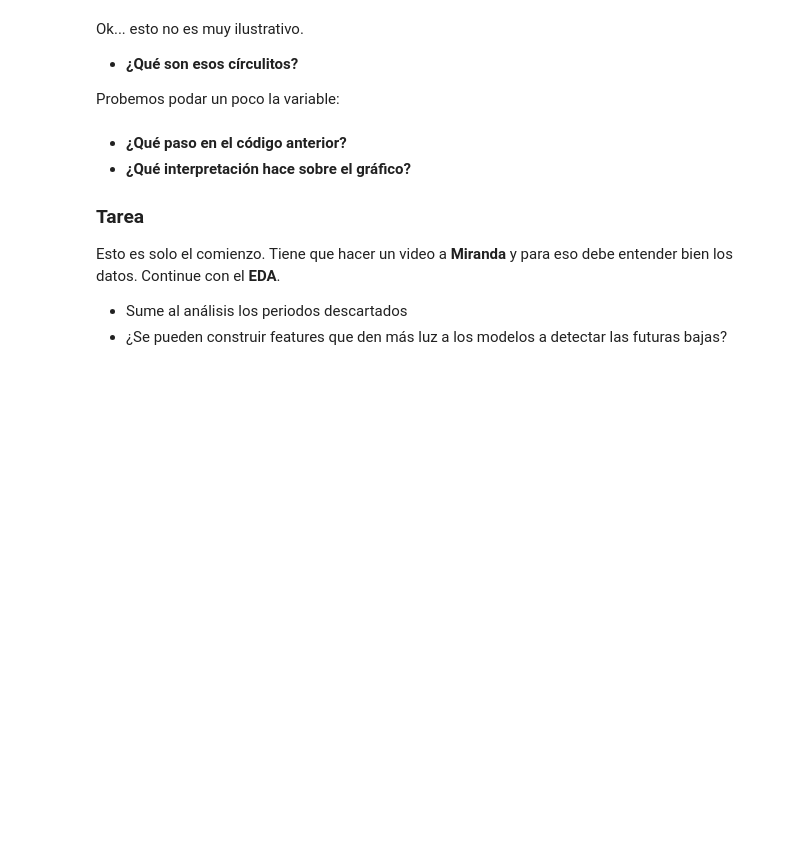
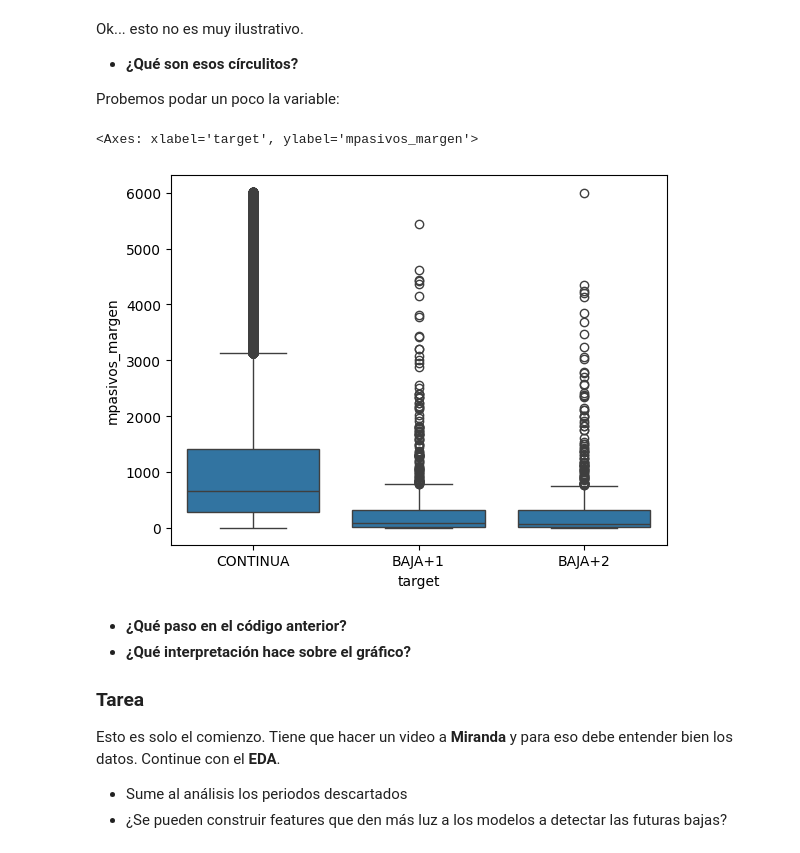
Before and after one commit to AgustinCdeCelis/dmeyf2025, a Jupyter notebook: src/monday/z202_Sobre_Árboles.ipynb, the cells around one changed output. Drawn from its saved outputs; the diff is of its cells as text; code cells hidden in the pictures; blank space fills up the shorter version.

```diff
--- a/src/monday/z202_Sobre_Árboles.ipynb
+++ b/src/monday/z202_Sobre_Árboles.ipynb
@@ -316,9 +503,12 @@ Probemos podar un poco la variable:
 # %%
 lower_bound = data['mpasivos_margen'].quantile(0.05)
 upper_bound = data['mpasivos_margen'].quantile(0.95)
 
 filtered_data = data[(data['mpasivos_margen'] >= lower_bound) & (data['mpasivos_margen'] <= upper_bound)]
-sns.boxplot(x='clase_ternaria', y='mpasivos_margen', data=filtered_data)
+sns.boxplot(x='target', y='mpasivos_margen', data=filtered_data)
+# %% [output]
+<Axes: xlabel='target', ylabel='mpasivos_margen'>
+[figure, added]
 # %% [markdown]
 * **¿Qué paso en el código anterior?**
 * **¿Qué interpretación hace sobre el gráfico?**
```
Also changed, not shown: parts of 20 cells of this notebook, 1 other file.
